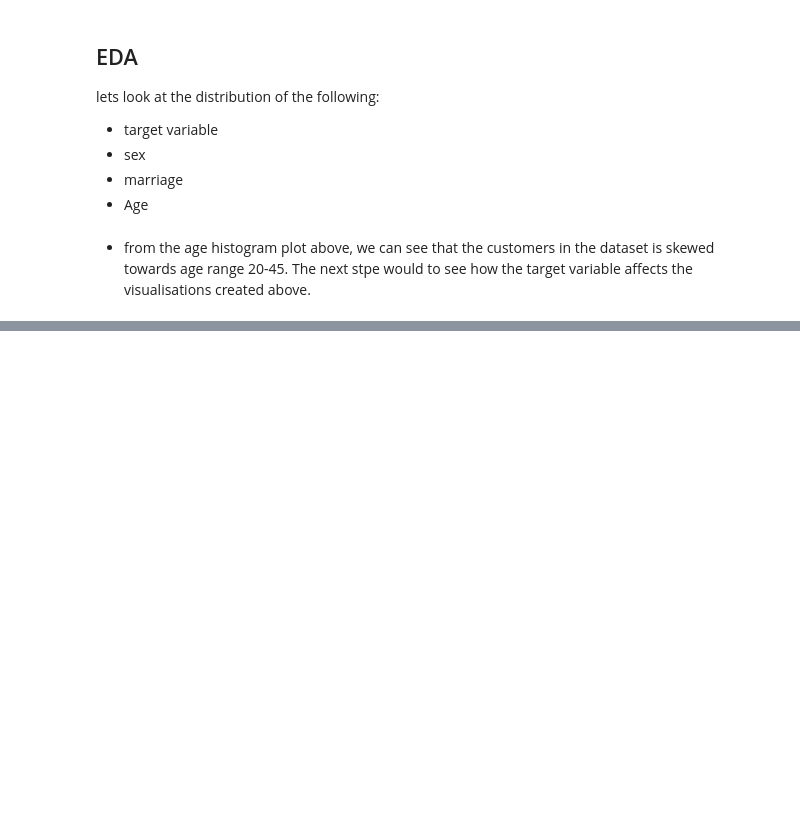
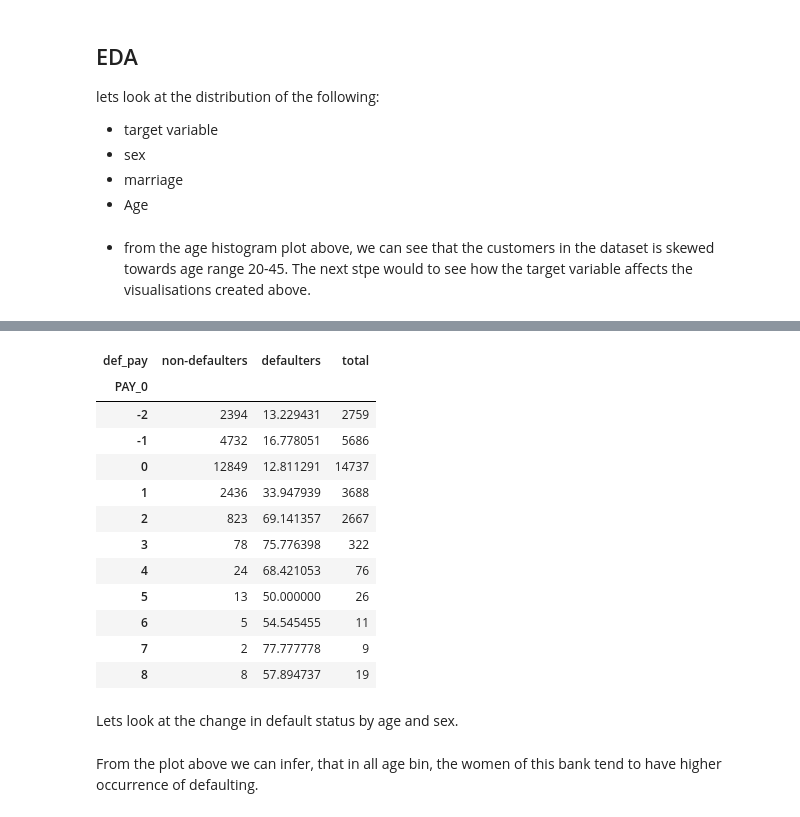
Before and after one commit to OTeeEnabor/credit_card_default, a Jupyter notebook: main.ipynb, the cells around one changed output, grey strips where cells are left out. Saved outputs shown, nothing was run; the diff lists cells and outputs as text; code cells hidden in the pictures; blank space fills up the shorter version.

```diff
--- a/main.ipynb
+++ b/main.ipynb
@@ -419,0 +520,10 @@ fig.show()
+# %%
+# create bins for the age
+age_bins = [20,30,40,50,60,70,80]
+# create string for each bin
+age_bins_str = ["21-30","31-40","41-50","51-60","61-70","71-80"]
+
+
+
+# bin the age values into discrete intervals
+df["age_bins"] = pd.cut(x= df["AGE"], bins = age_bins, labels=age_bins_str, right=True)
@@ -419,0 +596,17 @@ fig.show()
+# %%
+temp_list = [0, 2, 3, 4, 5, 6]
+df_list = []
+for month in temp_list:
+    temp_df = (df.
+     groupby([f"PAY_{month}","def_pay"])["ID"]
+              .count()
+              .unstack()
+              .rename(columns={0:"non_defaulters",
+                               1:"defaulters"})
+      )
+    temp_df = (temp_df
+               .assign(
+                   defaulters = (temp_df["defaulters"]/(temp_df["defaulters"]+temp_df["non_defaulters"]))*100,
+                   non_defaulters = (temp_df["non_defaulters"]/(temp_df["defaulters"]+temp_df["non_defaulters"]))*100
+               ))
+    df_list.append(temp_df)
@@ -419,0 +644,17 @@ fig.show()
+# %%
+df_list[0]["defaulters"] = (df_list[0]["defaulters"]/ df_list[0]["total"])*100
+df_list[0]
+# %% [output]
+| def_pay | non-defaulters | defaulters | total |
+| PAY_0 |  |  |  |
+| -2 | 2394 | 13.229431 | 2759 |
+| -1 | 4732 | 16.778051 | 5686 |
+| 0 | 12849 | 12.811291 | 14737 |
+| 1 | 2436 | 33.947939 | 3688 |
+| 2 | 823 | 69.141357 | 2667 |
+| 3 | 78 | 75.776398 | 322 |
+| 4 | 24 | 68.421053 | 76 |
+| 5 | 13 | 50.000000 | 26 |
+| 6 | 5 | 54.545455 | 11 |
+| 7 | 2 | 77.777778 | 9 |
+| 8 | 8 | 57.894737 | 19 |
@@ -419,0 +715,2 @@ fig.show()
+# %% [markdown]
+Lets look at the change in default status by age and sex.
@@ -419,0 +721,2 @@ fig.show()
+# %% [markdown]
+From the plot above we can infer, that in all age bin, the women of this bank tend to have higher occurrence of defaulting.
```
Also changed, not shown: parts of 20 cells of this notebook.
